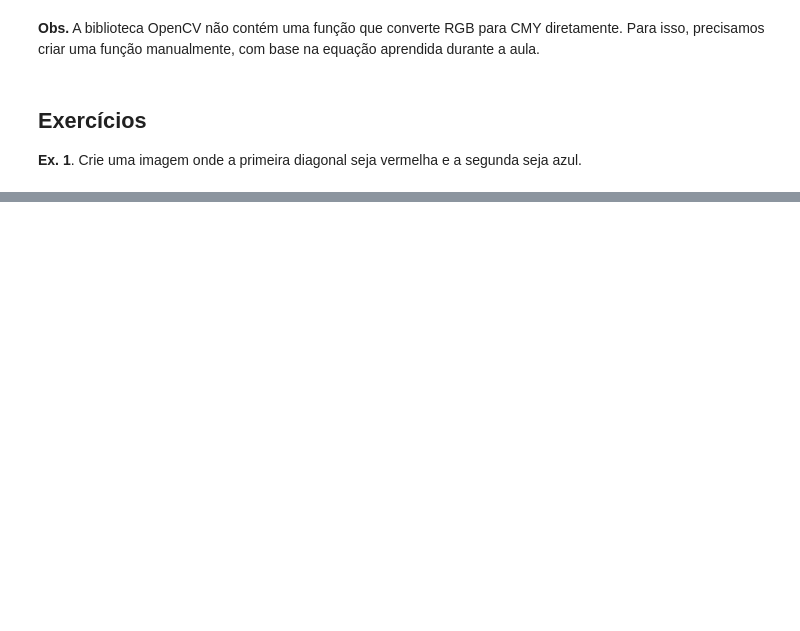
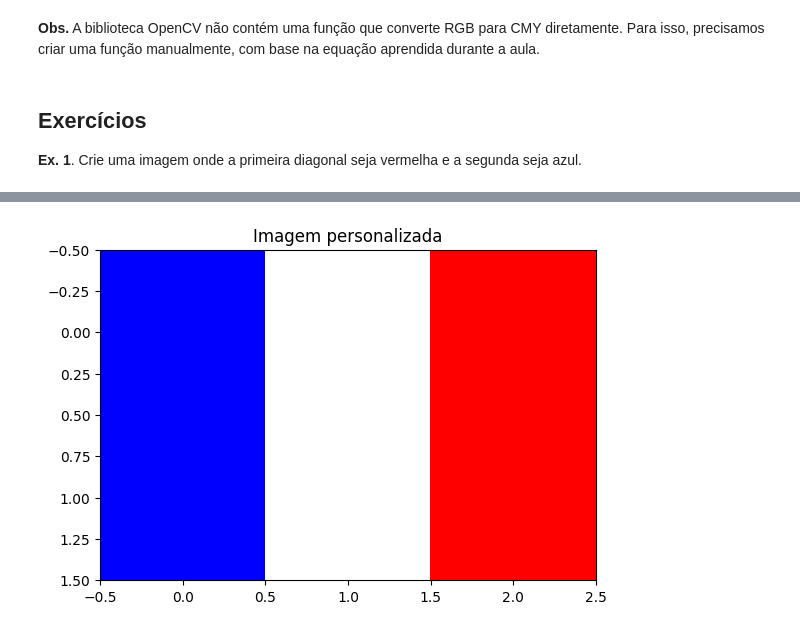
Before and after one commit to AlanEdward19/ProcessamentoDeImagens, a Jupyter notebook: exPDI03_cores_tin3.ipynb, the cells around one changed output, grey strips where cells are left out. Cells and saved outputs as stored; diff of their text form; code cells hidden in the pictures; blank space fills up the shorter version.

```diff
--- a/exPDI03_cores_tin3.ipynb
+++ b/exPDI03_cores_tin3.ipynb
@@ -444,0 +463,27 @@ plt.show()
+# %%
+################# COMPLETE O CÓDIGO AQUI  #################
+# Desenhe a bandeira da França
+
+
+diagonal = np.zeros([2,3,3], dtype=np.uint8)
+diagonal[:,0, 2] = 255
+diagonal[:,1, :] = 255
+diagonal[:,2, 0] = 255
+
+
+
+##########################################################
+
+# plota a imagem
+plt.imshow(diagonal)
+plt.title('Imagem personalizada')
+plt.show()
+
+
+
+
+
+
+##########################################################
+# %% [output]
+[figure, added]
```
Also changed, not shown: parts of 4 cells of this notebook.
